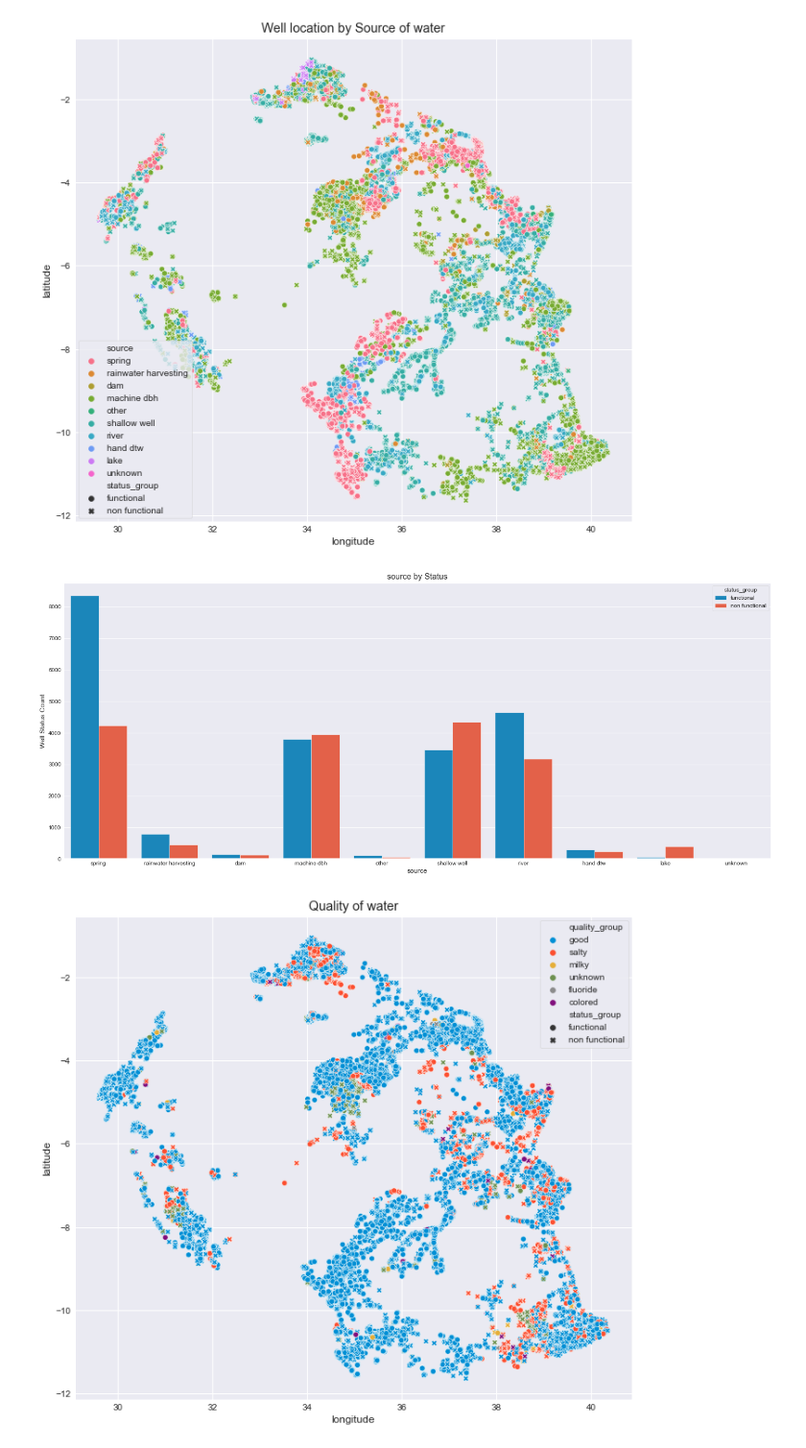
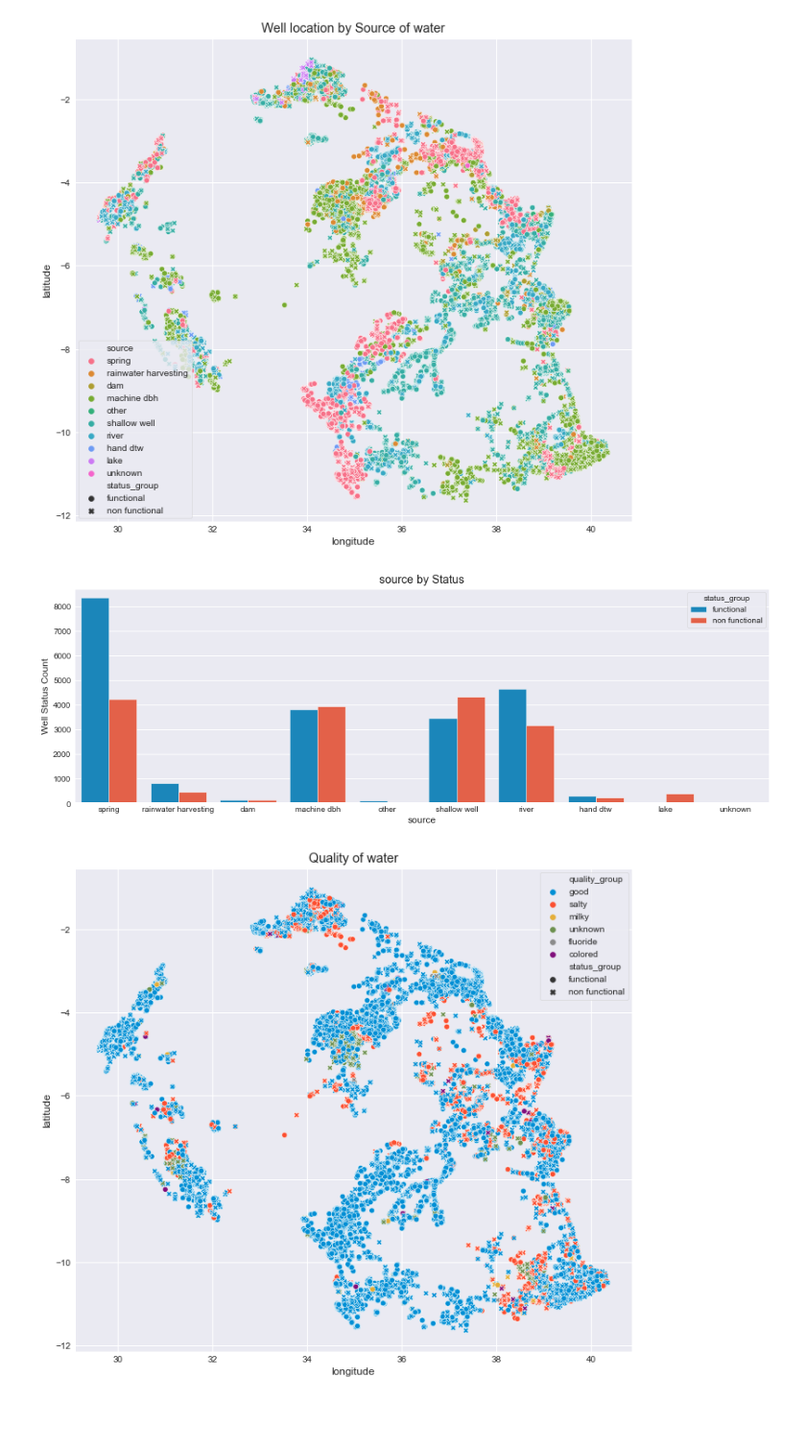
Before and after one commit to litzysj/Tanzania-Water-Well, a Jupyter notebook: Notebooks/King/Phase3King.ipynb, the cells around one changed output. Shown at 96% size. Saved outputs shown, nothing was run; the diff lists cells and outputs as text; code cells hidden in the pictures; blank space fills up the shorter version.

```diff
--- a/Notebooks/King/Phase3King.ipynb
+++ b/Notebooks/King/Phase3King.ipynb
@@ -507,14 +507,14 @@ plt.legend(fancybox=True);
 # %%
 #machine dbh/shallow well/lake all have more non-functioning wells than functioning
 #spring water and lakes provide the majority of functioning wells
-plt.figure(figsize=(20, 9))
+plt.figure(figsize=(14,5))
 
 sns.countplot(data=clean_df,x='source',hue='status_group')
 plt.title('source by Status')
 plt.xlabel('source')
 plt.ylabel('Well Status Count');
 # %% [output]
-[figure, old version]
+[figure, new version]
 # %%
 
 fig, ax = plt.subplots(figsize=(10,10))
```
Also changed, not shown: parts of 2 cells of this notebook.
